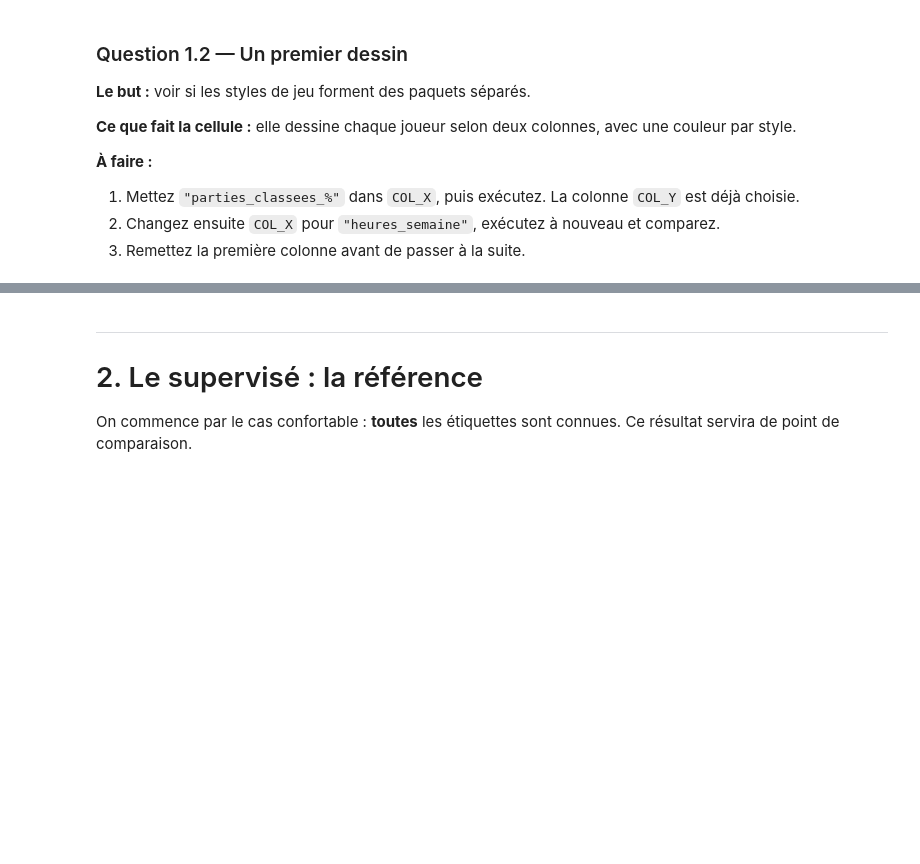
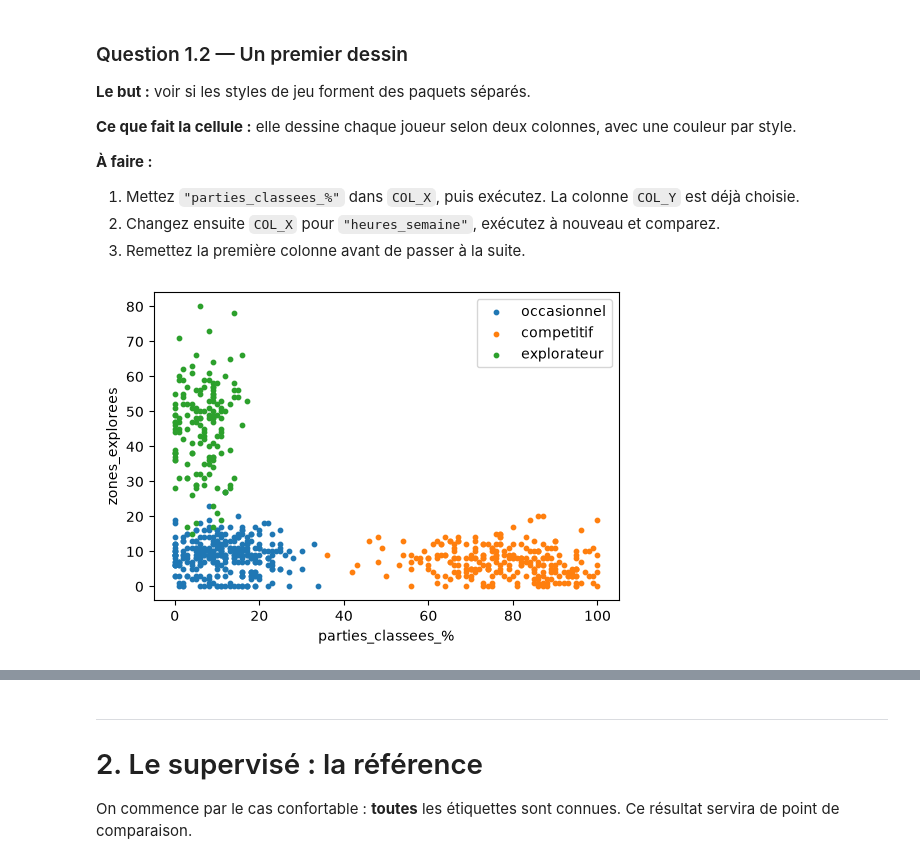
Before and after one commit to AndreGeorges/tp2_ia, a Jupyter notebook: TP2_depart.ipynb, the cells around one changed output, grey strips where cells are left out. Cells and saved outputs as stored; diff of their text form; code cells hidden in the pictures; blank space fills up the shorter version.

```diff
--- a/TP2_depart.ipynb
+++ b/TP2_depart.ipynb
@@ -152,17 +152,19 @@ heure_connexion      min =       0.0   max =      23.0
 2. Changez ensuite `COL_X` pour `"heures_semaine"`, exécutez à nouveau et comparez.
 3. Remettez la première colonne avant de passer à la suite.
 # %%
-COL_X = ...                          # ← à compléter : un nom de colonne, entre guillemets
+COL_X = "parties_classees_%"                  # ← à compléter : un nom de colonne, entre guillemets
 COL_Y = "zones_explorees"
 
 jx, jy = colonnes.index(COL_X), colonnes.index(COL_Y)
 plt.figure(figsize=(6, 4))
 for i, nom in enumerate(classes):
     plt.scatter(X[y == i, jx], X[y == i, jy], s=10, label=nom)
 plt.xlabel(COL_X)
 plt.ylabel(COL_Y)
 plt.legend()
 plt.show()
+# %% [output]
+[figure, added]
 # %% [markdown]
 **Observation 1.2**
 
```
Also changed, not shown: parts of 1 cell of this notebook.
